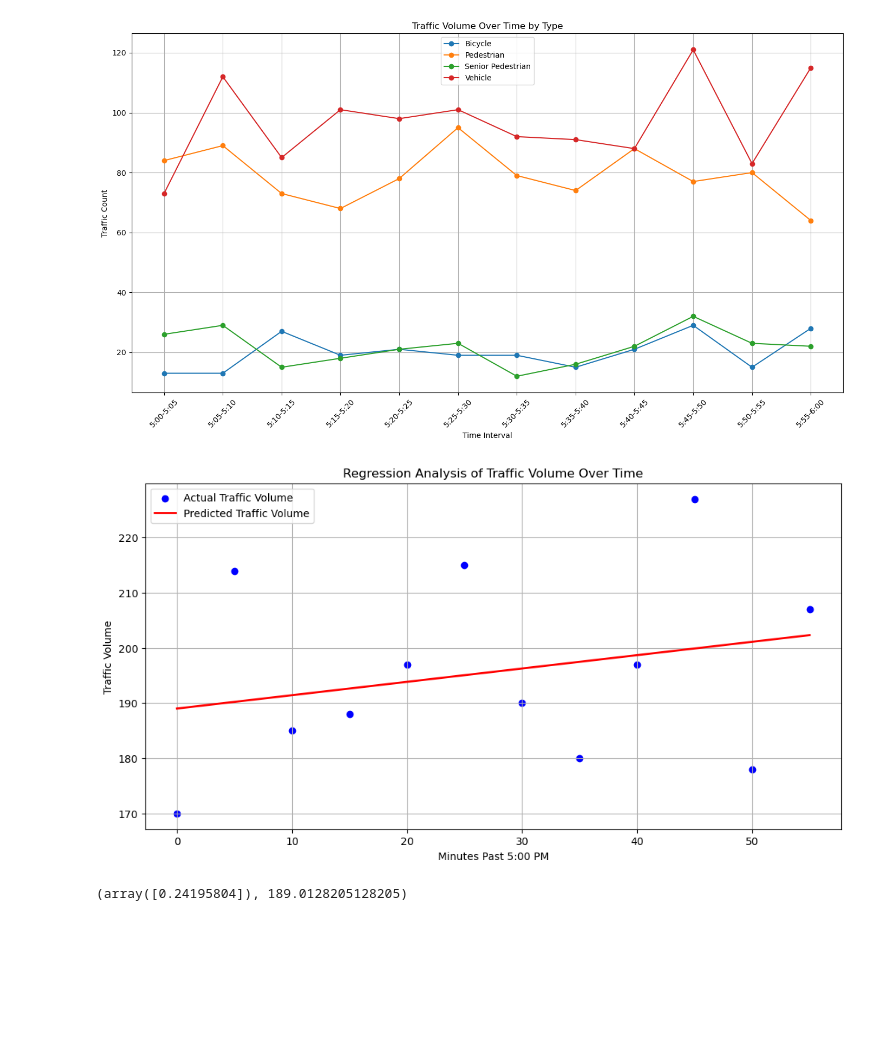
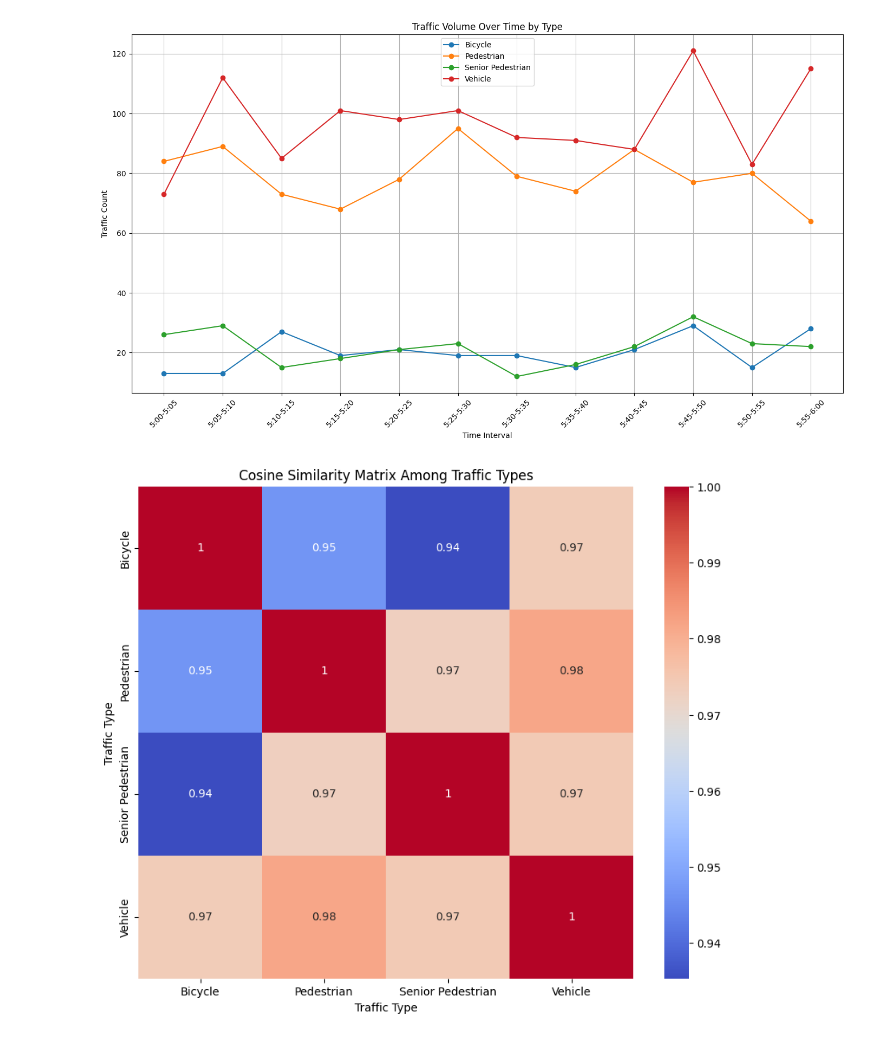
Before and after one commit to Luohongsuyu/CIENE4011_Report, a Jupyter notebook: data_and_analysis/traffic_analysis.ipynb, the cells around one changed output. Cells and saved outputs as stored; diff of their text form; code cells hidden in the pictures; blank space fills up the shorter version.

```diff
--- a/data_and_analysis/traffic_analysis.ipynb
+++ b/data_and_analysis/traffic_analysis.ipynb
@@ -110,31 +110,23 @@ plt.tight_layout()
 plt.show()
 # %% [output]
 [figure]
-# %%
-from sklearn.linear_model import LinearRegression
-import numpy as np
-
-time_numeric = np.array([int(t.split(':')[1].split('-')[0]) for t in time_intervals])
-X = time_numeric.reshape(-1, 1)  # Feature matrix
-y = total_traffic_per_interval.values  # Target vector
-
-model = LinearRegression()
-model.fit(X, y)
-
-y_pred = model.predict(X)
-
-plt.figure(figsize=(12, 6))
-plt.scatter(X, y, color='blue', label='Actual Traffic Volume')
-plt.plot(X, y_pred, color='red', label='Predicted Traffic Volume', linewidth=2)
-plt.title('Regression Analysis of Traffic Volume Over Time')
-plt.xlabel('Minutes Past 5:00 PM')
-plt.ylabel('Traffic Volume')
-plt.legend()
-plt.grid(True)
-plt.show()
-
-# Model Coefficients
-model.coef_, model.intercept_
-# %% [output]
-[figure, removed]
-(array([0.24195804]), 189.0128205128205)
+# %%
+import seaborn as sns
+from sklearn.metrics.pairwise import cosine_similarity
+# Cos similarity between each traffic tpye
+
+data_matrix = traffic_by_type_and_time.values.T  # Transpose to get types as rows
+
+# matrix form
+similarity_matrix = cosine_similarity(data_matrix)
+
+# present matrix
+similarity_df = pd.DataFrame(similarity_matrix, index=traffic_by_type_and_time.columns, columns=traffic_by_type_and_time.columns)
+
+# plot matrix
+plt.figure(figsize=(10, 8))
+sns.heatmap(similarity_df, annot=True, cmap='coolwarm')
+plt.title('Cosine Similarity Matrix Among Traffic Types')
+plt.show()
+# %% [output]
+[figure, added]
```
Also changed, not shown: parts of 2 cells of this notebook.
